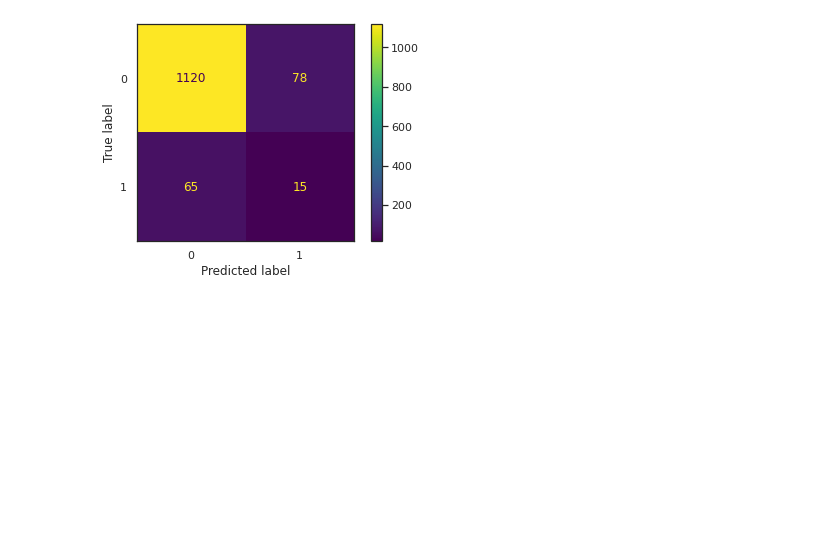
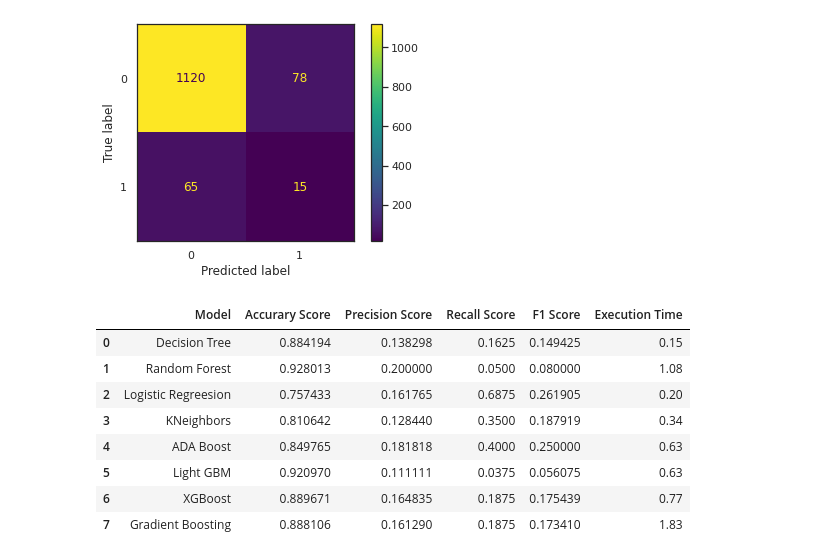
Before and after one commit to coding-dojo-data-science/Project-2-exemplar, a Jupyter notebook: Stroke_Prediction_Project.ipynb, the cells around one changed output. Drawn from its saved outputs; the diff is of its cells as text; code cells hidden in the pictures; blank space fills up the shorter version.

```diff
--- a/Stroke_Prediction_Project.ipynb
+++ b/Stroke_Prediction_Project.ipynb
@@ -603,3 +603,15 @@ weighted avg       0.90      0.89      0.89      1278
 [figure]
 [figure]
 [figure]
+# %%
+baseline_model_scores
+# %% [output]
+|  | Model | Accurary Score | Precision Score | Recall Score | F1 Score | Execution Time |
+| 0 | Decision Tree | 0.884194 | 0.138298 | 0.1625 | 0.149425 | 0.15 |
+| 1 | Random Forest | 0.928013 | 0.200000 | 0.0500 | 0.080000 | 1.08 |
+| 2 | Logistic Regreesion | 0.757433 | 0.161765 | 0.6875 | 0.261905 | 0.20 |
+| 3 | KNeighbors | 0.810642 | 0.128440 | 0.3500 | 0.187919 | 0.34 |
+| 4 | ADA Boost | 0.849765 | 0.181818 | 0.4000 | 0.250000 | 0.63 |
+| 5 | Light GBM | 0.920970 | 0.111111 | 0.0375 | 0.056075 | 0.63 |
+| 6 | XGBoost | 0.889671 | 0.164835 | 0.1875 | 0.175439 | 0.77 |
+| 7 | Gradient Boosting | 0.888106 | 0.161290 | 0.1875 | 0.173410 | 1.83 |
```
Also changed, not shown: parts of 3 cells of this notebook.
